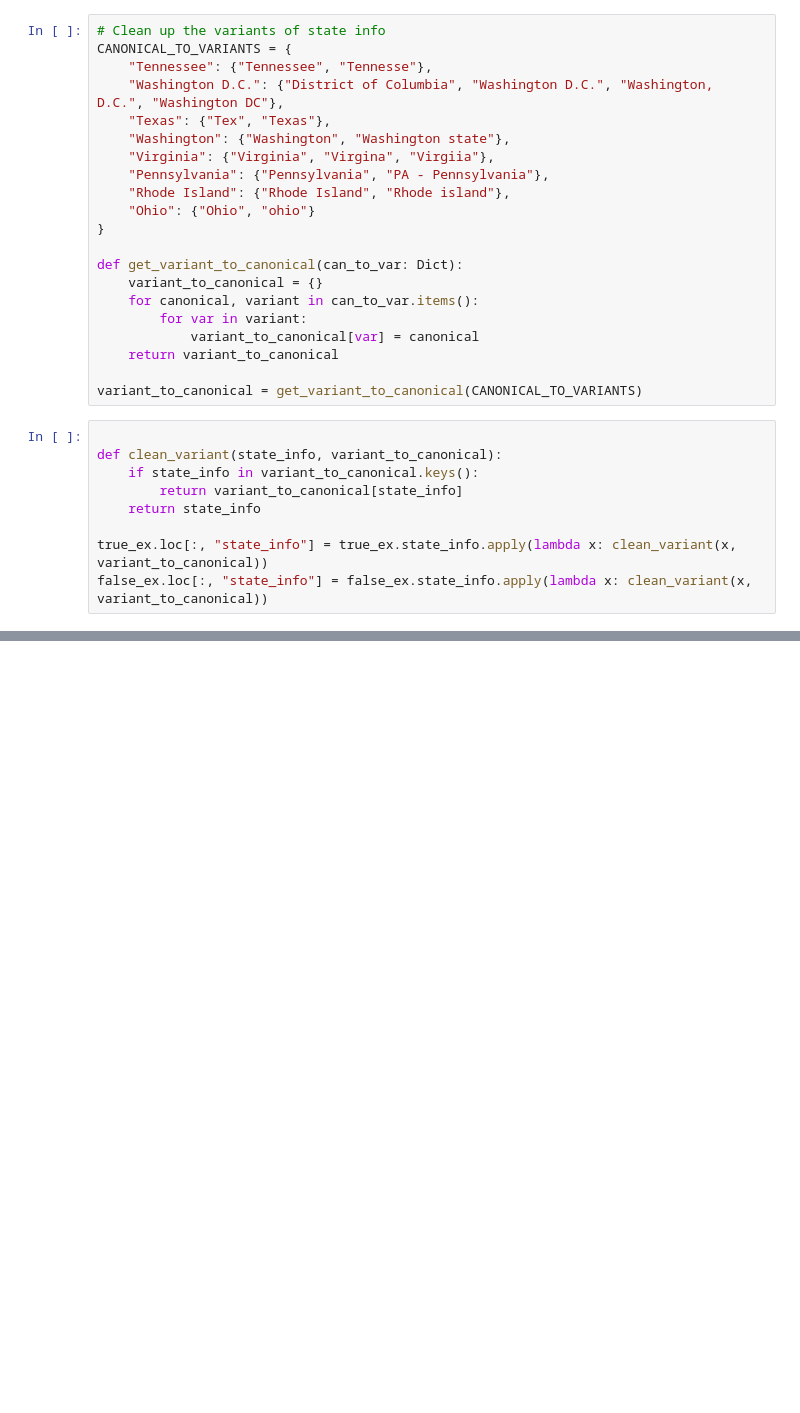
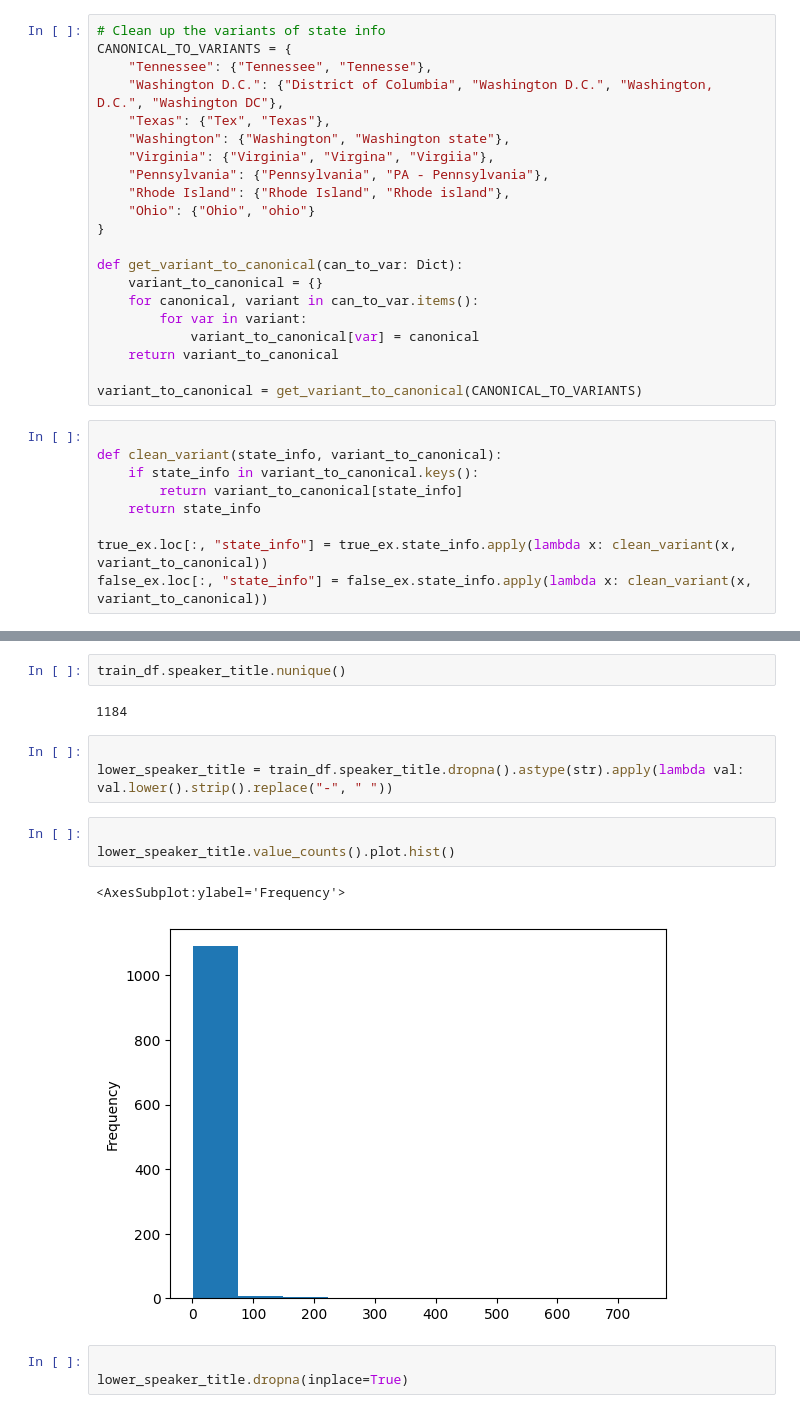
Before and after one commit to mdominguez2010/fake-news, a Jupyter notebook: notebooks/data_analysis.ipynb, the cells around one changed output, grey strips where cells are left out. Drawn from its saved outputs; the diff is of its cells as text; blank space fills up the shorter version.

```diff
--- a/notebooks/data_analysis.ipynb
+++ b/notebooks/data_analysis.ipynb
@@ -380,0 +724,16 @@ false_ex.loc[:, "state_info"] = false_ex.state_info.apply(lambda x: clean_varian
+# %%
+train_df.speaker_title.nunique()
+# %% [output]
+1184
+# %%
+
+lower_speaker_title = train_df.speaker_title.dropna().astype(str).apply(lambda val: val.lower().strip().replace("-", " "))
+# %%
+
+lower_speaker_title.value_counts().plot.hist()
+# %% [output]
+<AxesSubplot:ylabel='Frequency'>
+[figure, added]
+# %%
+
+lower_speaker_title.dropna(inplace=True)
```
Also changed, not shown: parts of 49 cells of this notebook.
